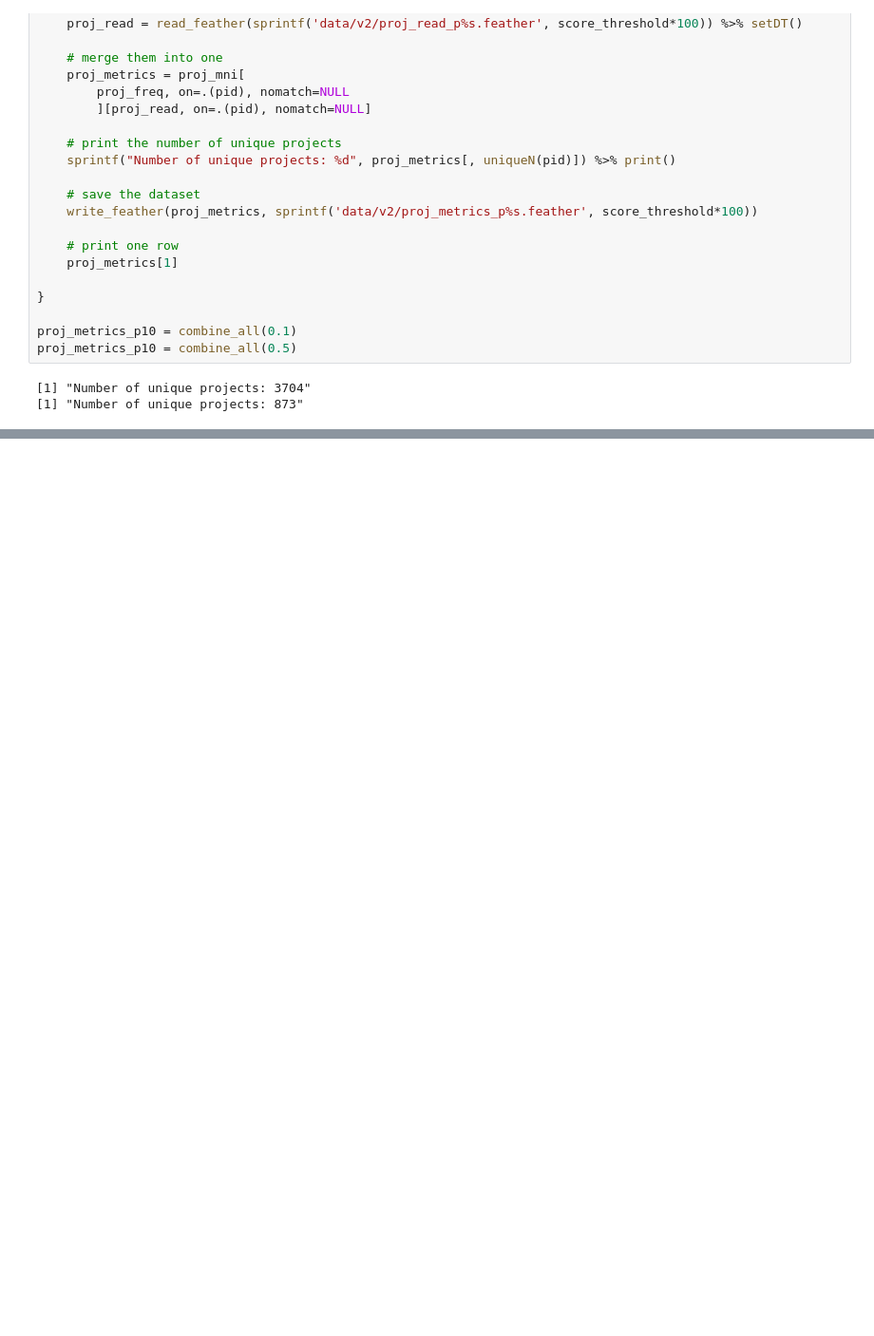
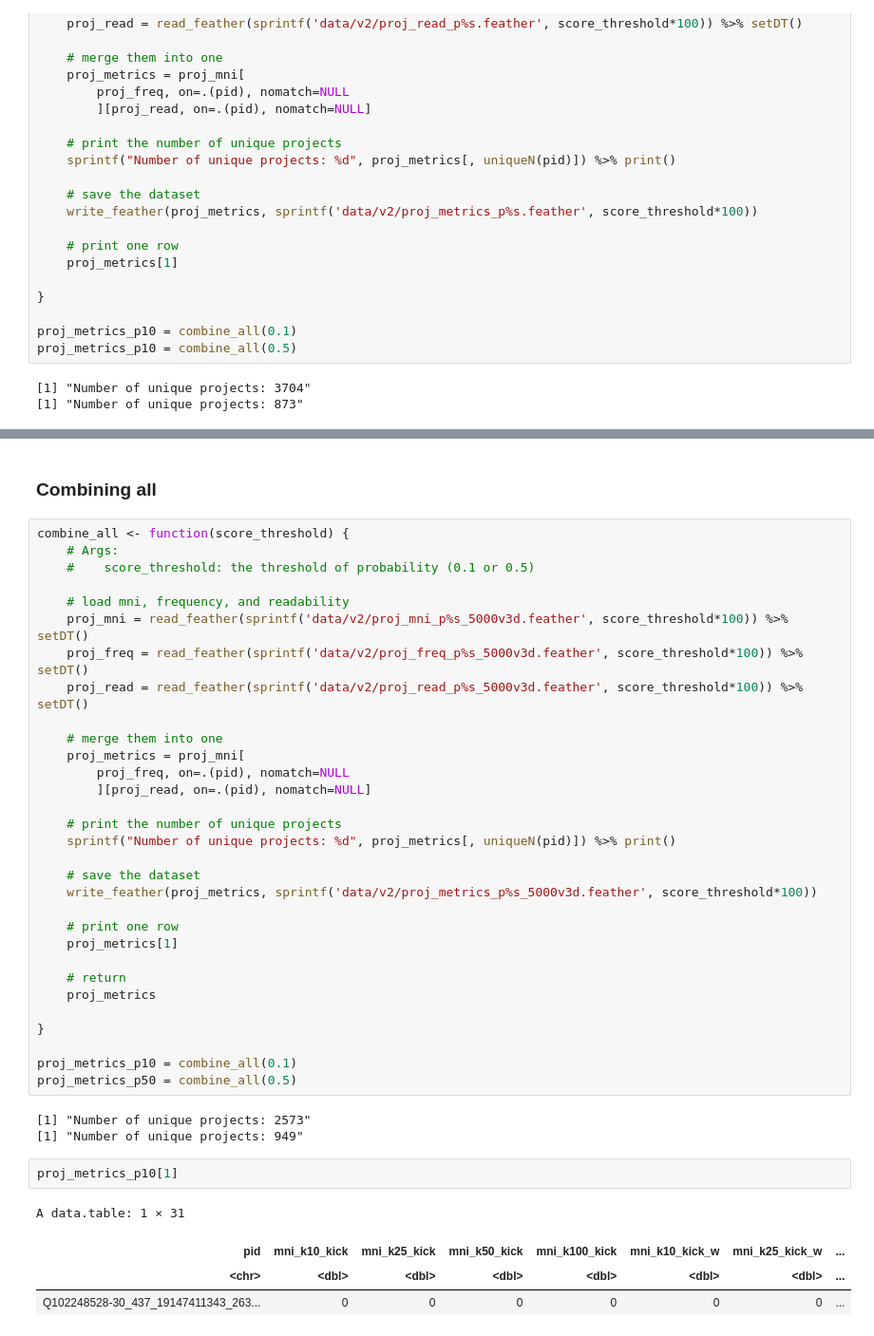
Before and after one commit to XiaomoWu/Construal, a Jupyter notebook: code/v2/data.ipynb, the cells around one changed output, grey strips where cells are left out. Shown: that part at 95% size. Cells and saved outputs as stored; diff of their text form; blank space fills up the shorter version.

```diff
--- a/code/v2/data.ipynb
+++ b/code/v2/data.ipynb
@@ -765,0 +1113,43 @@ sampled_pid.to_excel('data/v2/100-sampled-kick-images/sample_pids.xlsx')
+# %% [markdown]
+### Combining all
+# %%
+combine_all <- function(score_threshold) {
+    # Args:
+    #    score_threshold: the threshold of probability (0.1 or 0.5)
+
+    # load mni, frequency, and readability
+    proj_mni = read_feather(sprintf('data/v2/proj_mni_p%s_5000v3d.feather', score_threshold*100)) %>% setDT()
+    proj_freq = read_feather(sprintf('data/v2/proj_freq_p%s_5000v3d.feather', score_threshold*100)) %>% setDT()
+    proj_read = read_feather(sprintf('data/v2/proj_read_p%s_5000v3d.feather', score_threshold*100)) %>% setDT()
+
+    # merge them into one
+    proj_metrics = proj_mni[
+        proj_freq, on=.(pid), nomatch=NULL
+        ][proj_read, on=.(pid), nomatch=NULL]
+
+    # print the number of unique projects
+    sprintf("Number of unique projects: %d", proj_metrics[, uniqueN(pid)]) %>% print()
+
+    # save the dataset
+    write_feather(proj_metrics, sprintf('data/v2/proj_metrics_p%s_5000v3d.feather', score_threshold*100))
+
+    # print one row
+    proj_metrics[1]
+
+    # return
+    proj_metrics
+
+}
+
+proj_metrics_p10 = combine_all(0.1)
+proj_metrics_p50 = combine_all(0.5)
+# %% [output]
+[1] "Number of unique projects: 2573"
+[1] "Number of unique projects: 949"
+# %%
+proj_metrics_p10[1]
+# %% [output]
+A data.table: 1 × 31
+| pid | mni_k10_kick | mni_k25_kick | mni_k50_kick | mni_k100_kick | mni_k10_kick_w | mni_k25_kick_w | ... |
+| <chr> | <dbl> | <dbl> | <dbl> | <dbl> | <dbl> | <dbl> | ... |
+| Q102248528-30_437_19147411343_263... | 0 | 0 | 0 | 0 | 0 | 0 | ... |
```
Also changed, not shown: parts of 25 cells of this notebook, 15 other files.
